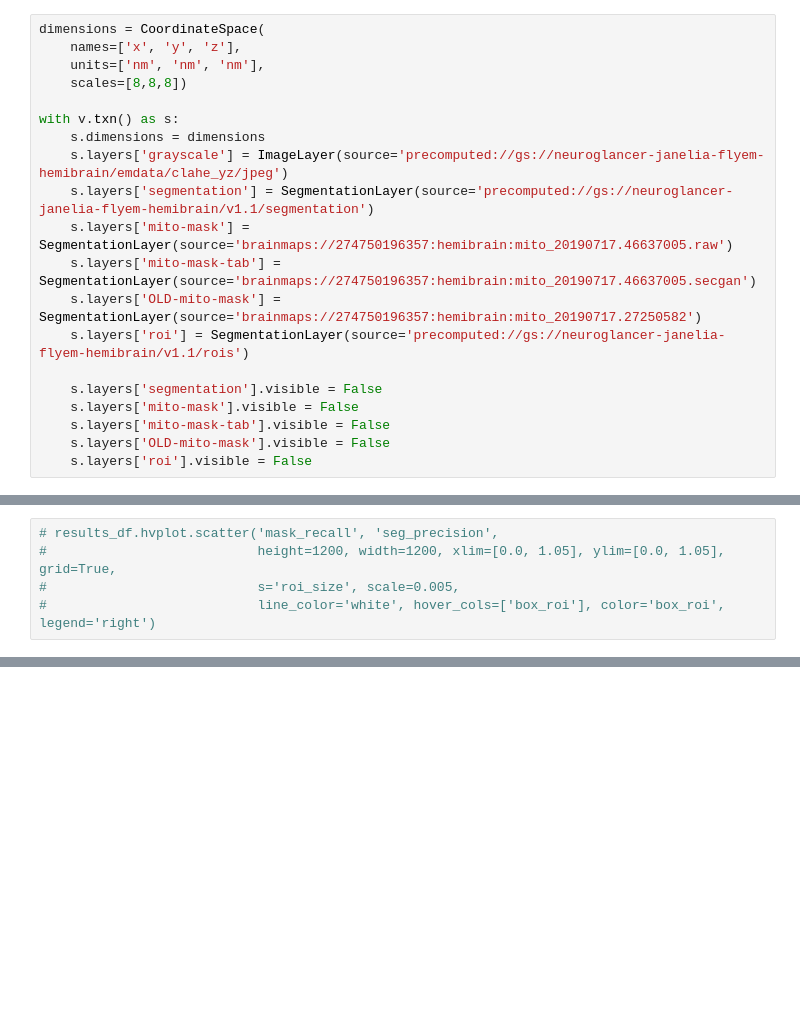
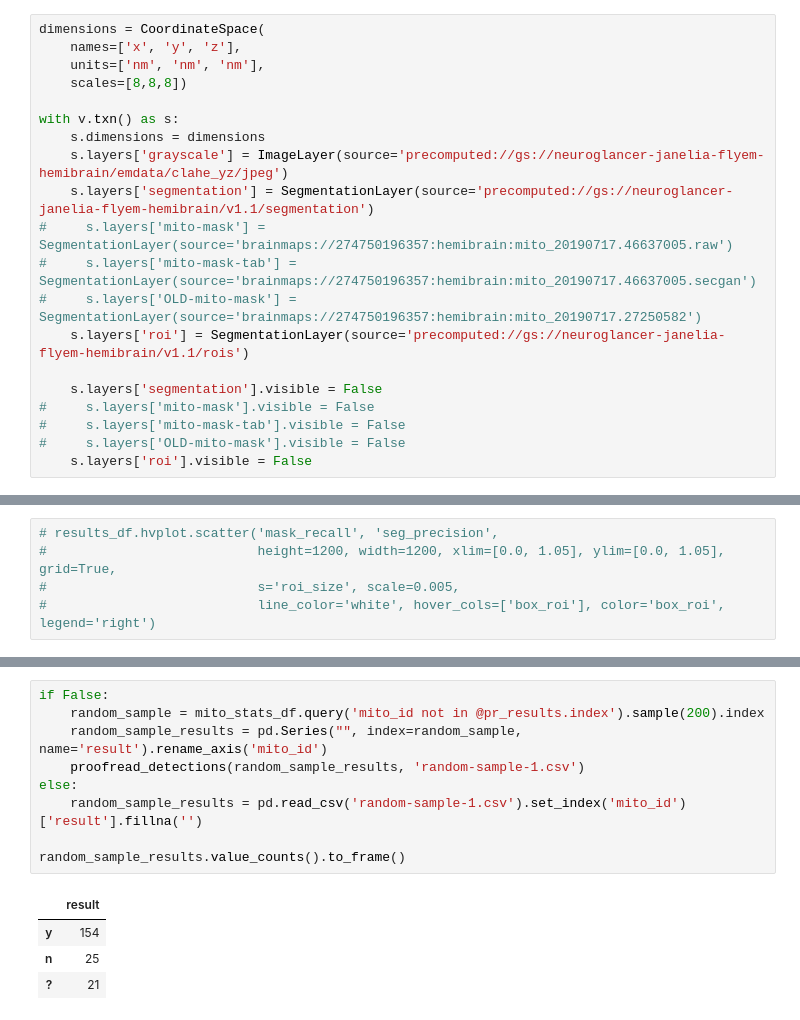
Before and after one commit to stuarteberg/mito-proofreading-analysis, a Jupyter notebook: roi-subvol-annotations/mito-point-visualization.ipynb, the cells around one changed output, grey strips where cells are left out. Drawn from its saved outputs; the diff is of its cells as text; blank space fills up the shorter version.

```diff
--- a/roi-subvol-annotations/mito-point-visualization.ipynb
+++ b/roi-subvol-annotations/mito-point-visualization.ipynb
@@ -46,15 +45,15 @@ with v.txn() as s:
     s.dimensions = dimensions
     s.layers['grayscale'] = ImageLayer(source='precomputed://gs://neuroglancer-janelia-flyem-hemibrain/emdata/clahe_yz/jpeg')
     s.layers['segmentation'] = SegmentationLayer(source='precomputed://gs://neuroglancer-janelia-flyem-hemibrain/v1.1/segmentation')
-    s.layers['mito-mask'] = SegmentationLayer(source='brainmaps://274750196357:hemibrain:mito_20190717.46637005.raw')
-    s.layers['mito-mask-tab'] = SegmentationLayer(source='brainmaps://274750196357:hemibrain:mito_20190717.46637005.secgan')
-    s.layers['OLD-mito-mask'] = SegmentationLayer(source='brainmaps://274750196357:hemibrain:mito_20190717.27250582')
+#     s.layers['mito-mask'] = SegmentationLayer(source='brainmaps://274750196357:hemibrain:mito_20190717.46637005.raw')
+#     s.layers['mito-mask-tab'] = SegmentationLayer(source='brainmaps://274750196357:hemibrain:mito_20190717.46637005.secgan')
+#     s.layers['OLD-mito-mask'] = SegmentationLayer(source='brainmaps://274750196357:hemibrain:mito_20190717.27250582')
     s.layers['roi'] = SegmentationLayer(source='precomputed://gs://neuroglancer-janelia-flyem-hemibrain/v1.1/rois')
 
     s.layers['segmentation'].visible = False
-    s.layers['mito-mask'].visible = False
-    s.layers['mito-mask-tab'].visible = False
-    s.layers['OLD-mito-mask'].visible = False
+#     s.layers['mito-mask'].visible = False
+#     s.layers['mito-mask-tab'].visible = False
+#     s.layers['OLD-mito-mask'].visible = False
     s.layers['roi'].visible = False
 # %%
 v.get_viewer_url().replace('bergs-lm4', 'localhost')
@@ -668,0 +621,14 @@ from skimage.morphology import dilation
+# %%
+if False:
+    random_sample = mito_stats_df.query('mito_id not in @pr_results.index').sample(200).index
+    random_sample_results = pd.Series("", index=random_sample, name='result').rename_axis('mito_id')
+    proofread_detections(random_sample_results, 'random-sample-1.csv')
+else:
+    random_sample_results = pd.read_csv('random-sample-1.csv').set_index('mito_id')['result'].fillna('')
+
+random_sample_results.value_counts().to_frame()
+# %% [output]
+|  | result |
+| y | 154 |
+| n | 25 |
+| ? | 21 |
```
Also changed, not shown: parts of 46 cells of this notebook.
